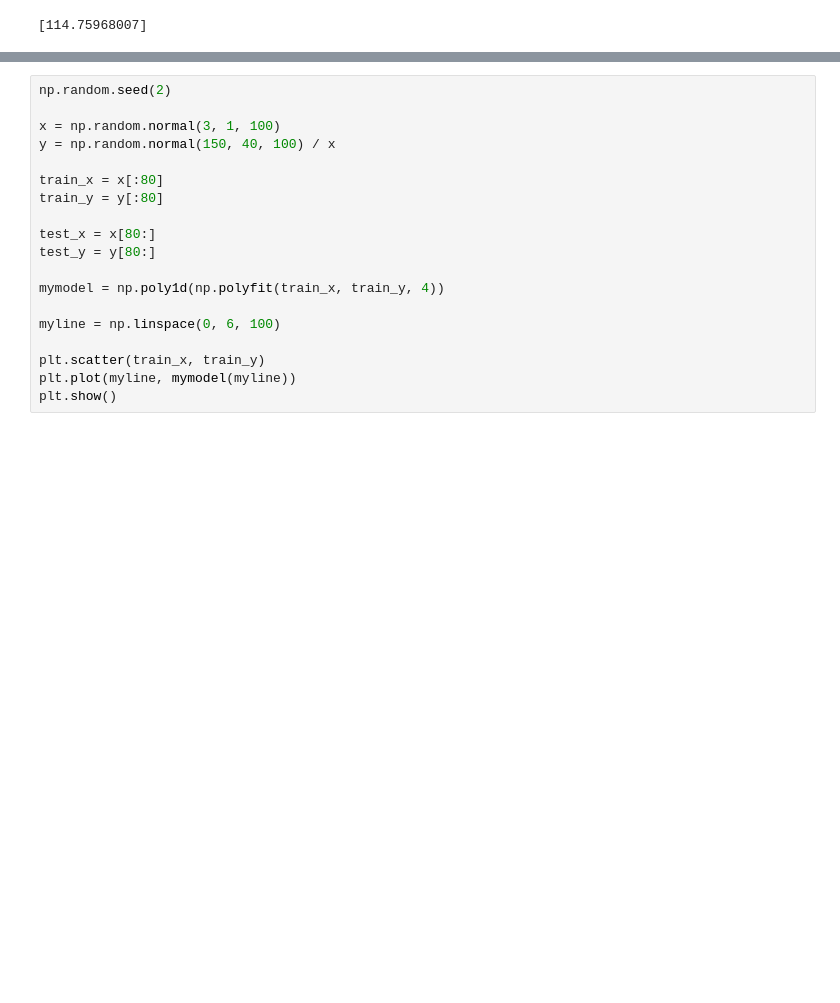
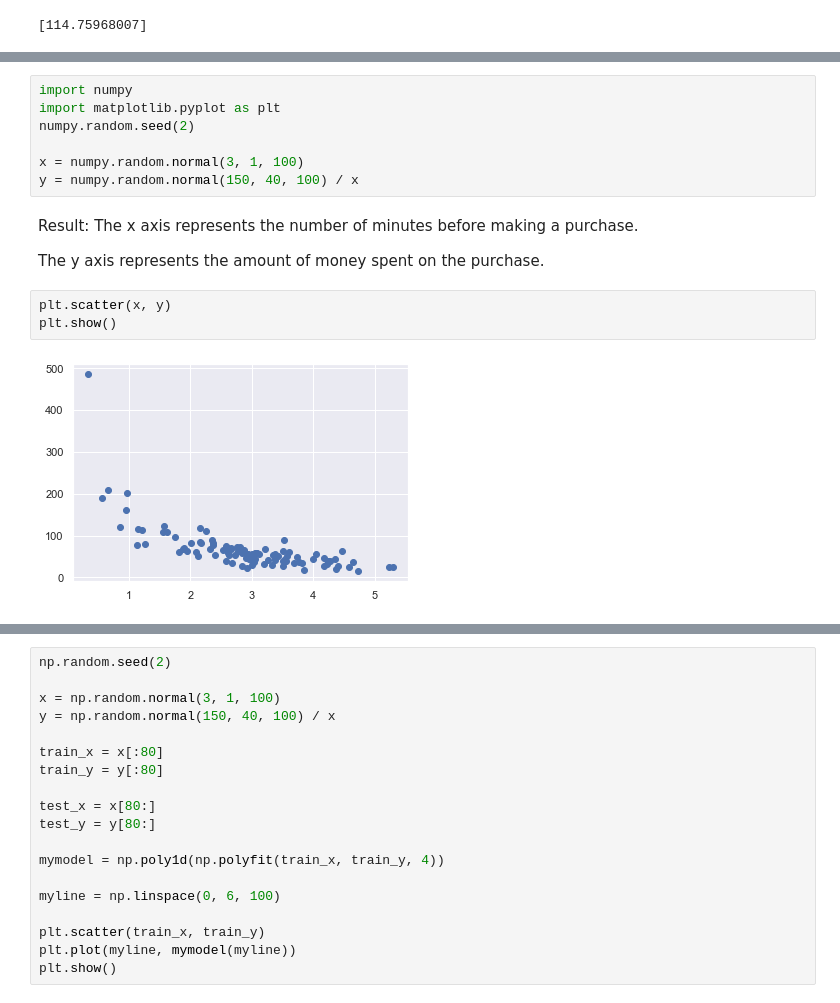
Before and after one commit to rwibawa/jupyter, a Jupyter notebook: ml_01/Learn Machine Learning.ipynb, the cells around one changed output, grey strips where cells are left out. Cells and saved outputs as stored; diff of their text form; blank space fills up the shorter version.

```diff
--- a/ml_01/Learn Machine Learning.ipynb
+++ b/ml_01/Learn Machine Learning.ipynb
@@ -474,0 +620,17 @@ Which shows that the coefficient of 0.00755095 is correct:
+# %%
+import numpy
+import matplotlib.pyplot as plt
+numpy.random.seed(2)
+
+x = numpy.random.normal(3, 1, 100)
+y = numpy.random.normal(150, 40, 100) / x
+# %% [markdown]
+Result:
+The x axis represents the number of minutes before making a purchase.
+
+The y axis represents the amount of money spent on the purchase.
+# %%
+plt.scatter(x, y)
+plt.show()
+# %% [output]
+[figure, added]
```
Also changed, not shown: parts of 43 cells of this notebook, 10 other files.
